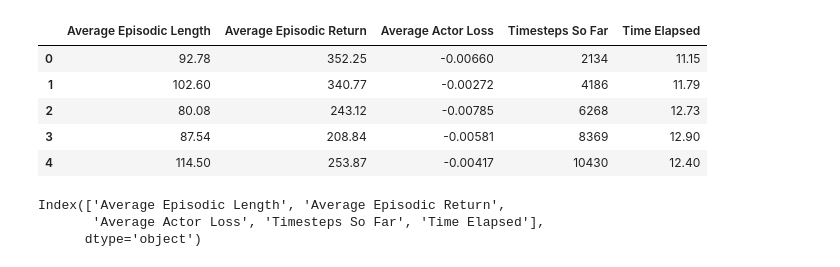
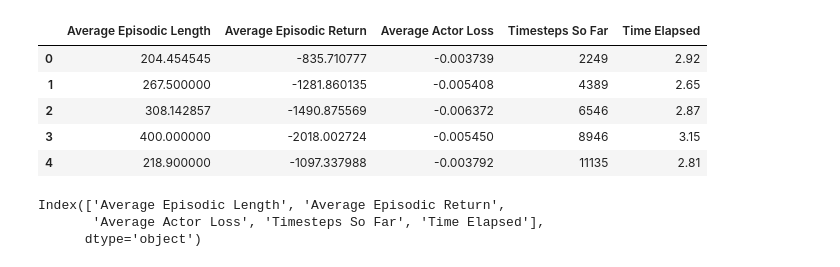
Before and after one commit to White-On/CrowdNav_Prediction_AttnGraph, a Jupyter notebook: data_analytics_plot.ipynb, the cells around one changed output. Cells and saved outputs as stored; diff of their text form; code cells hidden in the pictures.

```diff
--- a/data_analytics_plot.ipynb
+++ b/data_analytics_plot.ipynb
@@ -4,18 +4,18 @@ import pandas as pd
 import numpy as np
 import matplotlib.pyplot as plt
 # %%
-file_name = 'episodic_data_2024_06_19_11_26_13.csv'
+file_name = 'experiment_csv/episodic_data_2024_06_26_15_12_56.csv'
 df = pd.read_csv(file_name)
 df = df.dropna()
 
 df.head()
 # %% [output]
 |  | Average Episodic Length | Average Episodic Return | Average Actor Loss | Timesteps So Far | Time Elapsed |
-| 0 | 92.78 | 352.25 | -0.00660 | 2134 | 11.15 |
-| 1 | 102.60 | 340.77 | -0.00272 | 4186 | 11.79 |
-| 2 | 80.08 | 243.12 | -0.00785 | 6268 | 12.73 |
-| 3 | 87.54 | 208.84 | -0.00581 | 8369 | 12.90 |
-| 4 | 114.50 | 253.87 | -0.00417 | 10430 | 12.40 |
+| 0 | 204.454545 | -835.710777 | -0.003739 | 2249 | 2.92 |
+| 1 | 267.500000 | -1281.860135 | -0.005408 | 4389 | 2.65 |
+| 2 | 308.142857 | -1490.875569 | -0.006372 | 6546 | 2.87 |
+| 3 | 400.000000 | -2018.002724 | -0.005450 | 8946 | 3.15 |
+| 4 | 218.900000 | -1097.337988 | -0.003792 | 11135 | 2.81 |
 # %%
 print(df.columns)
 # %% [output]
```
Also changed, not shown: parts of 3 cells of this notebook, 6 other files.
